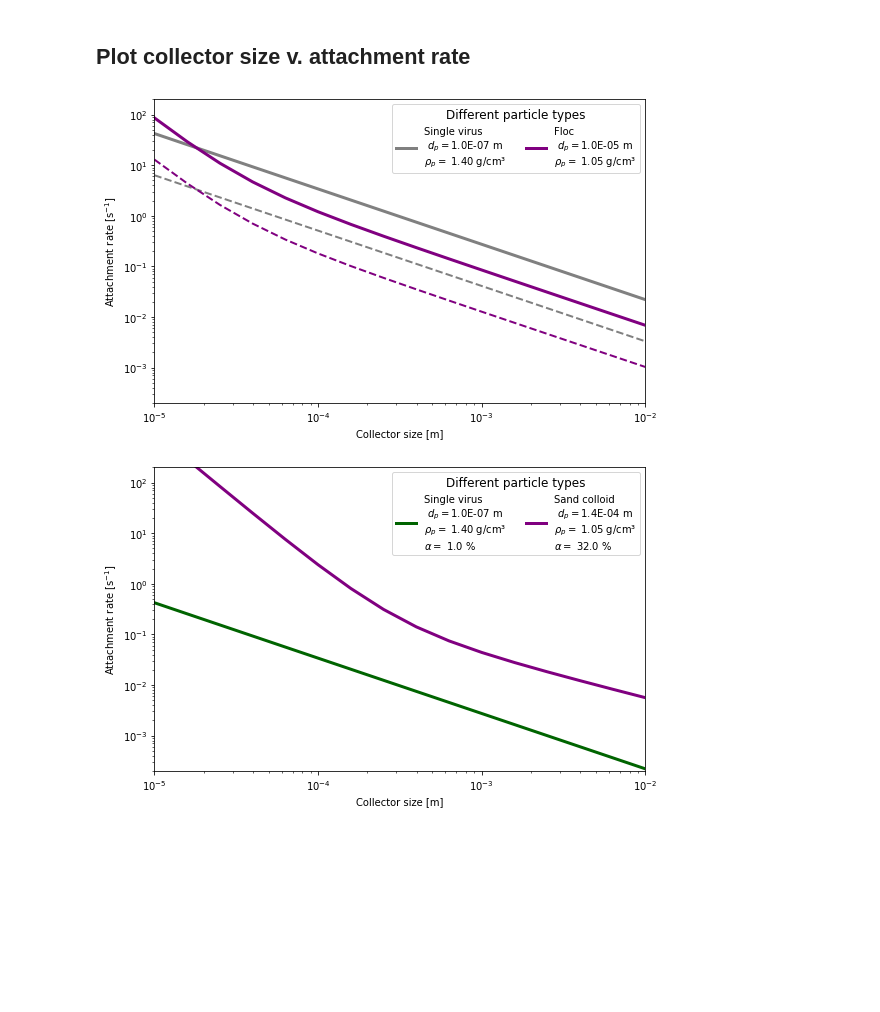
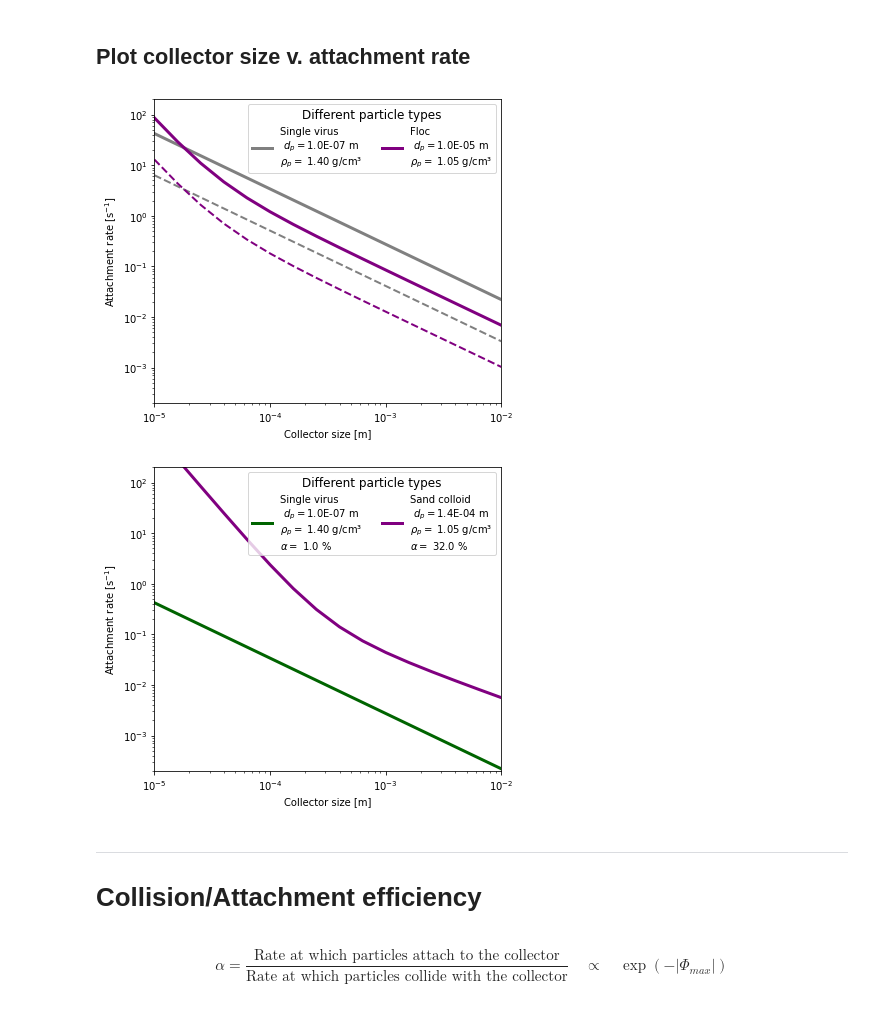
Before and after one commit to edsaac/bioparticle, a Jupyter notebook: notebooks/Attachment Rate.ipynb, the cells around one changed output. Saved outputs shown, nothing was run; the diff lists cells and outputs as text; code cells hidden in the pictures; blank space fills up the shorter version.

```diff
--- a/notebooks/Attachment Rate.ipynb
+++ b/notebooks/Attachment Rate.ipynb
@@ -331,7 +337,7 @@ plt.show()
 # %%
 dc = np.power(10.,np.arange(-5,0,0.2))
 
-plt.figure(figsize=(8,5),facecolor="white")
+plt.figure(figsize=(6,5),facecolor="white")
 ax1 = plt.subplot(1,1,1)
 
 ## Individual virus
@@ -353,39 +359,39 @@ ax1.plot(dc,K,lw=3,c="purple",\
 ## Individual virus
 alpha = 0.15
 dp = 100.0E-9 #A sarscov2
 particle_density=1400
 K = kattFromdp(dp)
 ax1.plot(dc,K,lw=2,c="gray",ls='dashed')
 
 dp = 10.0E-6 #A biomass floc
 particle_density=1050
 K = kattFromdp(dp)
 ax1.plot(dc,K,lw=2,c="purple",ls='dashed')
 
 
 ## Miscelaneous
 ax1.set_yscale("log")
 ax1.set_xscale("log")
 ax1.set_ylabel("Attachment rate [s$^{-1}$]")
 ax1.set_xlabel("Collector size [m]")
 ax1.set_xlim(1.0E-5,1.0E-2)
 ax1.set_ylim(2.0E-4,2.0E+2)
 
 ## Legend
 ax1.legend(loc="best",\
            title="Different particle types",\
            title_fontsize="large",\
            ncol=2)
 
 plt.tight_layout()
 plt.show()
 # %% [output]
-[figure, old version]
+[figure, new version]
 # %%
 dc = np.power(10.,np.arange(-5,0,0.2))
 
 
-plt.figure(figsize=(8,5),facecolor="white")
+plt.figure(figsize=(6,5),facecolor="white")
 ax1 = plt.subplot(1,1,1)
 
 ## Individual virus
@@ -425,4 +431,18 @@ ax1.legend(loc="best",\
 plt.tight_layout()
 plt.show()
 # %% [output]
-[figure, old version]
+[figure, new version]
+# %% [markdown]
+___________
+
+# Collision/Attachment efficiency
+# %% [markdown]
+\begin{equation}
+    \alpha =
+    \dfrac{\text{Rate at which particles attach to the collector}}
+        {\text{Rate at which particles collide with the collector}}
+    \quad
+    \propto
+    \quad
+    \exp\left(-|\Phi_{max}|\right)
+\end{equation}
```
Also changed, not shown: parts of 10 cells of this notebook, 1 other file.
